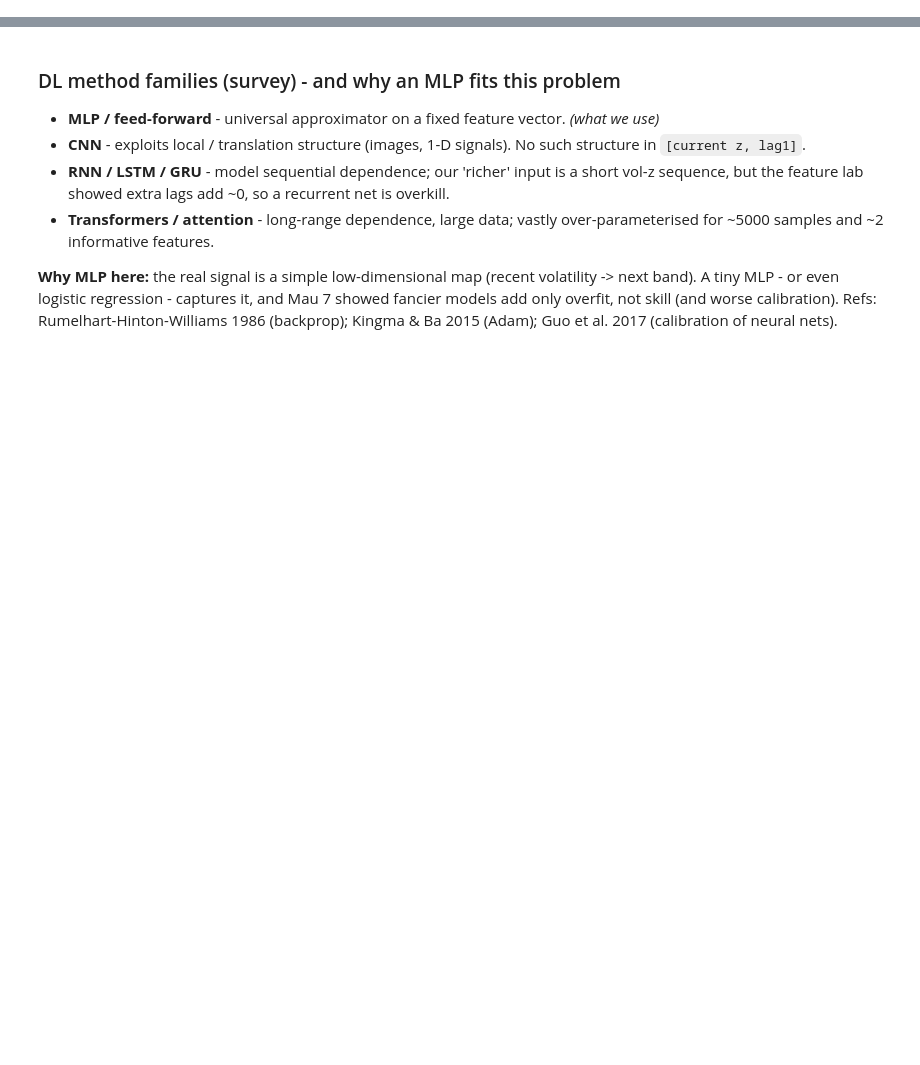
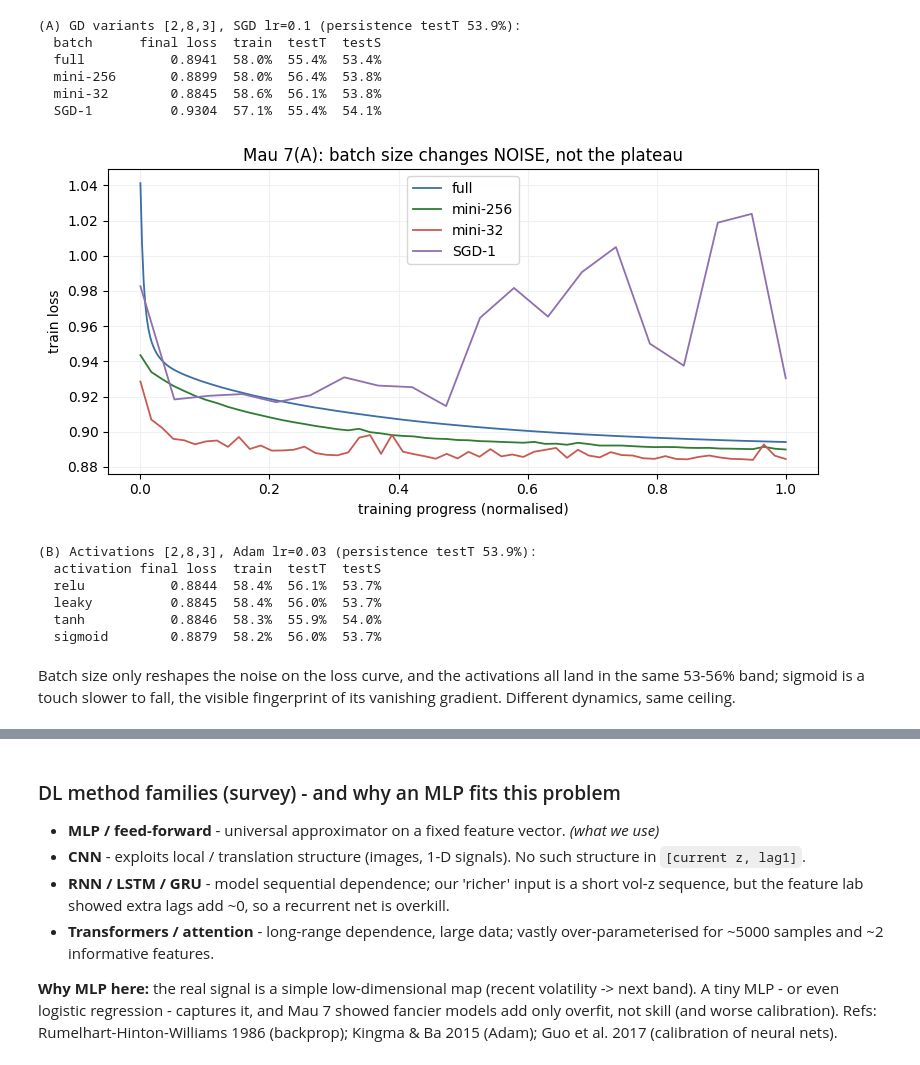
Before and after one commit to VinhDac/RHUL_Final, a Jupyter notebook: notebooks/weather_regime_dl.ipynb, the cells around one changed output, grey strips where cells are left out. Drawn from its saved outputs; the diff is of its cells as text; code cells hidden in the pictures; blank space fills up the shorter version.

```diff
--- a/notebooks/weather_regime_dl.ipynb
+++ b/notebooks/weather_regime_dl.ipynb
@@ -493,0 +392,20 @@ gradient check: max relative error analytic-vs-numerical = 4.12e-10  ->  PASS (b
+# %%
+grid = [(arch, lr, l2)
+        for arch in ([2,8,3], [2,16,3], [2,32,16,3], [2,64,32,3])
+        for lr in (0.03, 0.05, 0.1)
+        for l2 in (1e-4, 1e-3, 1e-2)]
+print(f"SEARCH BUDGET = {len(grid)} configs (4 arch x 3 lr x 3 l2), optimizer=adam, epochs=300. Select on VALIDATION.")
+res = []
+for arch, lr, l2 in grid:
+    weights, biases, _ = train_network(arch, *data_lag["train"], opt="adam", epochs=300, lr=lr, l2=l2,
+                                       seed=0, act="relu", adam_t="epoch")
+    res.append((accuracy(weights, biases, *data_lag["val"]), arch, lr, l2, weights, biases))
+vals = np.array([r[0] for r in res]); res.sort(key=lambda r: -r[0]); best = res[0]
+print(f"VAL accuracy over {len(grid)} configs: best={100*vals.max():.1f}%  mean={100*vals.mean():.1f}%  worst={100*vals.min():.1f}%")
+print(f"  selection inflation (best-mean on val) = {100*(vals.max()-vals.mean()):.1f}%  (configs cluster => search buys little)")
+weights, biases = best[4], best[5]
+tT = accuracy(weights, biases, *data_lag["testT"]); tS = accuracy(weights, biases, *data_lag["testS"])
+print(f"\nWINNER (best on VAL): arch={best[1]} lr={best[2]} l2={best[3]}")
+print(f"  val = {100*best[0]:.1f}%   -->  SEALED TEST-time = {100*tT:.1f}%   TEST-symbol = {100*tS:.1f}%")
+flag = " <-- ALARM" if max(tT, tS) > 60 else "  (no alarm)"
+print(f"  ceiling check: test {100*max(tT,tS):.1f}% vs 60% threshold ->{flag}")
@@ -493,0 +451,43 @@ gradient check: max relative error analytic-vs-numerical = 4.12e-10  ->  PASS (b
+# %%
+# (A) batch size, plain SGD lr=0.1
+plt.figure(figsize=(8, 4)); cc = {"full": "#3a6ea5", "mini-256": "#2e7d32", "mini-32": "#c85a52", "SGD-1": "#8e6fb0"}
+print("(A) GD variants [2,8,3], SGD lr=0.1 (persistence testT 53.9%):")
+print(f"  {'batch':10s}{'final loss':>11s}{'train':>7s}{'testT':>7s}{'testS':>7s}")
+for name, bz in [("full", None), ("mini-256", 256), ("mini-32", 32), ("SGD-1", 1)]:
+    ep = 400 if bz is None else (60 if bz >= 32 else 20)
+    weights, biases, L = train_network([2, 8, 3], *data_lag["train"], act="relu", opt="gd", batch=bz,
+                                       epochs=ep, lr=0.1, track=True, track_when="post", adam_t="step")
+    plt.plot(np.linspace(0, 1, len(L)), L, color=cc[name], label=f"{name}", lw=1.3)
+    print(f"  {name:10s}{L[-1]:11.4f}{100*accuracy(weights,biases,*data_lag['train']):6.1f}%"
+          f"{100*accuracy(weights,biases,*data_lag['testT']):6.1f}%{100*accuracy(weights,biases,*data_lag['testS']):6.1f}%")
+plt.xlabel("training progress (normalised)"); plt.ylabel("train loss")
+plt.title("Mau 7(A): batch size changes NOISE, not the plateau")
+plt.legend(); plt.grid(True, color="#eef1f4"); plt.tight_layout(); plt.show()
+# (B) activation, Adam lr=0.03
+print("\n(B) Activations [2,8,3], Adam lr=0.03 (persistence testT 53.9%):")
+print(f"  {'activation':10s}{'final loss':>11s}{'train':>7s}{'testT':>7s}{'testS':>7s}")
+for a in ["relu", "leaky", "tanh", "sigmoid"]:
+    accs = {k: [] for k in ("tr", "tt", "ts")}; ll = []
+    for sd in (0, 1, 2):
+        weights, biases, L = train_network([2, 8, 3], *data_lag["train"], act=a, opt="adam",
+                                           epochs=300, lr=0.03, seed=sd, track=True, track_when="post", adam_t="step")
+        accs["tr"].append(accuracy(weights, biases, *data_lag["train"], a))
+        accs["tt"].append(accuracy(weights, biases, *data_lag["testT"], a))
+        accs["ts"].append(accuracy(weights, biases, *data_lag["testS"], a)); ll.append(L[-1])
+    print(f"  {a:10s}{np.mean(ll):11.4f}{100*np.mean(accs['tr']):6.1f}%{100*np.mean(accs['tt']):6.1f}%{100*np.mean(accs['ts']):6.1f}%")
+# %% [output]
+(A) GD variants [2,8,3], SGD lr=0.1 (persistence testT 53.9%):
+  batch      final loss  train  testT  testS
+  full           0.8941  58.0%  55.4%  53.4%
+  mini-256       0.8899  58.0%  56.4%  53.8%
+  mini-32        0.8845  58.6%  56.1%  53.8%
+  SGD-1          0.9304  57.1%  55.4%  54.1%
+[figure, added]
+(B) Activations [2,8,3], Adam lr=0.03 (persistence testT 53.9%):
+  activation final loss  train  testT  testS
+  relu           0.8844  58.4%  56.1%  53.7%
+  leaky          0.8845  58.4%  56.0%  53.7%
+  tanh           0.8846  58.3%  55.9%  54.0%
+  sigmoid        0.8879  58.2%  56.0%  53.7%
+# %% [markdown]
+Batch size only reshapes the noise on the loss curve, and the activations all land in the same 53-56% band; sigmoid is a touch slower to fall, the visible fingerprint of its vanishing gradient. Different dynamics, same ceiling.
```
Also changed, not shown: parts of 76 cells of this notebook, 18 other files.
